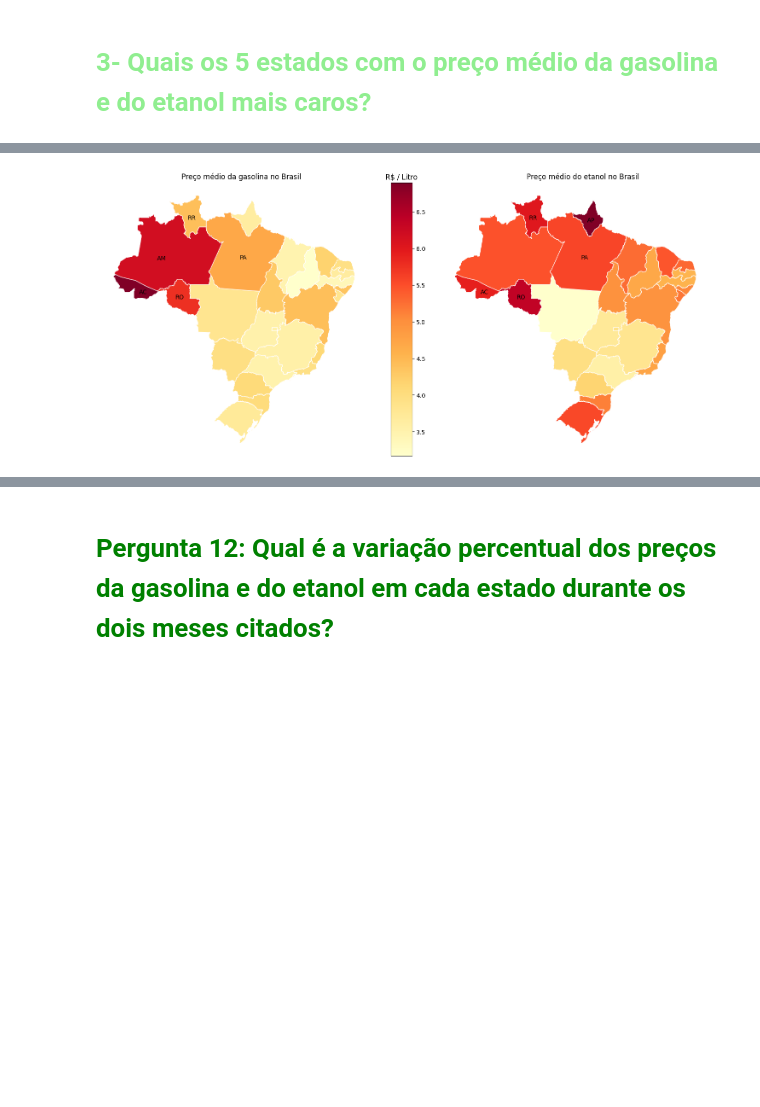
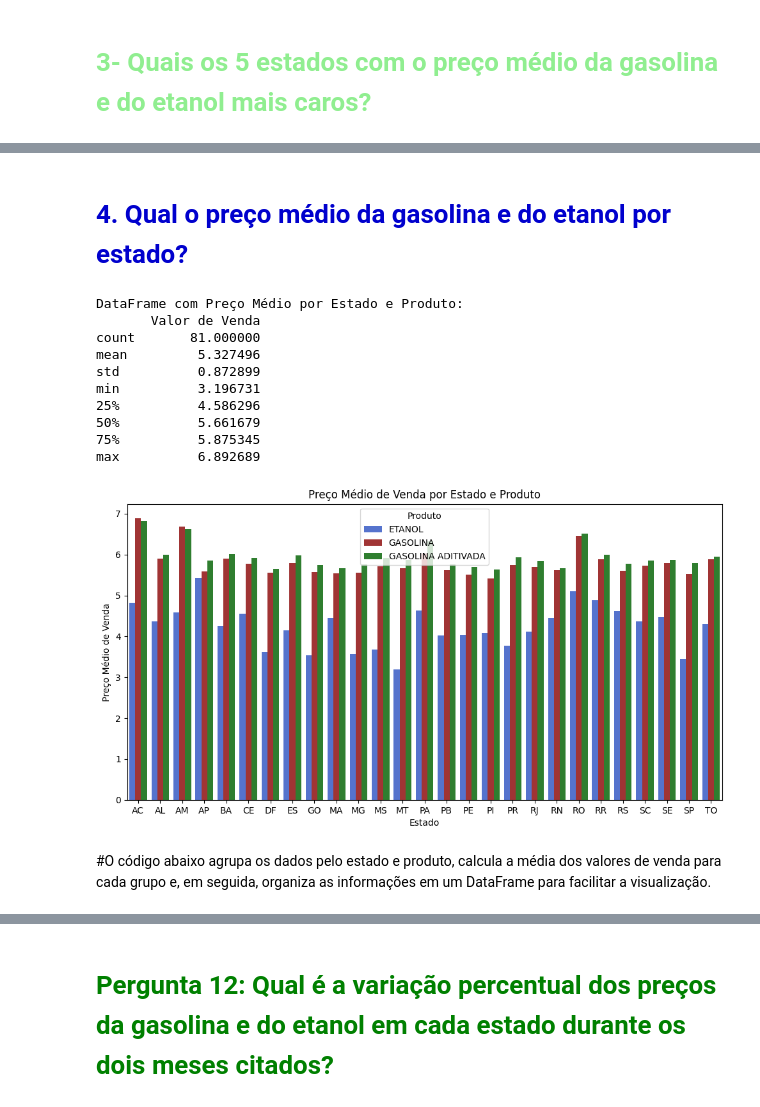
Before and after one commit to IsabelaAthayde/fuels-price-analysis, a Jupyter notebook: trabalho_em_grupo1.ipynb, the cells around one changed output, grey strips where cells are left out. Drawn from its saved outputs; the diff is of its cells as text; code cells hidden in the pictures; blank space fills up the shorter version.

Commit message:
Codificando para responder as perguntas de numeros 4,5,6  com seus respectivos gráficos

```diff
--- a/trabalho_em_grupo1.ipynb
+++ b/trabalho_em_grupo1.ipynb
@@ -112,7 +133,10 @@ df['Data da Coleta'] = pd.to_datetime(df['Data da Coleta'], format='%d/%m/%Y')
 # %% [markdown]
 - <font color = "darkblue"> mudar valor de venda object type para float
 # %%
-df['Valor de Venda'] = df['Valor de Venda'].apply(lambda x: float(x.replace(',', '.')))
+df['Valor de Venda'] = df['Valor de Venda'].apply(lambda x: float(x.replace(',', '.')) if isinstance(x, str) else x)
+# %%
+# Converter a coluna 'Valor de Venda' para tipo numérico (float)
+df['Valor de Venda'] = pd.to_numeric(df['Valor de Venda'], errors='coerce')
 # %% [markdown]
 - <font color = "darkblue"> Verificando valores nulos em todo o DataFrame
 <!-- -!Visualizar boxplots é uma maneira eficaz de identificar outliers -->
@@ -377,5 +418,40 @@ fig.colorbar(sm, cax=cax, orientation='vertical')
 cax.set_title('R$ / Litro')
 
 plt.show()
-# %% [output]
-[figure, removed]
+# %% [markdown]
+# <font color='#0000CD'>4. Qual o preço médio da gasolina e do etanol por estado?
+# %%
+# Agrupa por Estado e Produto e calcula a média
+preco_medio = df.groupby(['Estado - Sigla', 'Produto'])['Valor de Venda'].mean()
+
+# Converte o resultado de volta para DataFrame para facilitar a manipulação
+preco_medio_df = preco_medio.reset_index()
+
+# Visualiza o DataFrame resultante
+print("DataFrame com Preço Médio por Estado e Produto:")
+print(preco_medio_df.describe())
+
+%matplotlib inline
+
+# Criar um gráfico de barras usando seaborn com cores específicas
+plt.figure(figsize=(12, 6))
+sns.barplot(x='Estado - Sigla', y='Valor de Venda', hue='Produto', data=preco_medio_df,
+            palette={'GASOLINA': 'firebrick', 'ETANOL': 'royalblue', 'GASOLINA ADITIVADA': 'forestgreen'})
+plt.title('Preço Médio de Venda por Estado e Produto')
+plt.xlabel('Estado')
+plt.ylabel('Preço Médio de Venda')
+plt.show()
+# %% [output]
+DataFrame com Preço Médio por Estado e Produto:
+       Valor de Venda
+count       81.000000
+mean         5.327496
+std          0.872899
+min          3.196731
+25%          4.586296
+50%          5.661679
+75%          5.875345
+max          6.892689
+[figure, added]
+# %% [markdown]
+#O código abaixo agrupa os dados pelo estado e produto, calcula a média dos valores de venda para cada grupo e, em seguida, organiza as informações em um DataFrame para facilitar a visualização.
```
Also changed, not shown: parts of 38 cells of this notebook.
